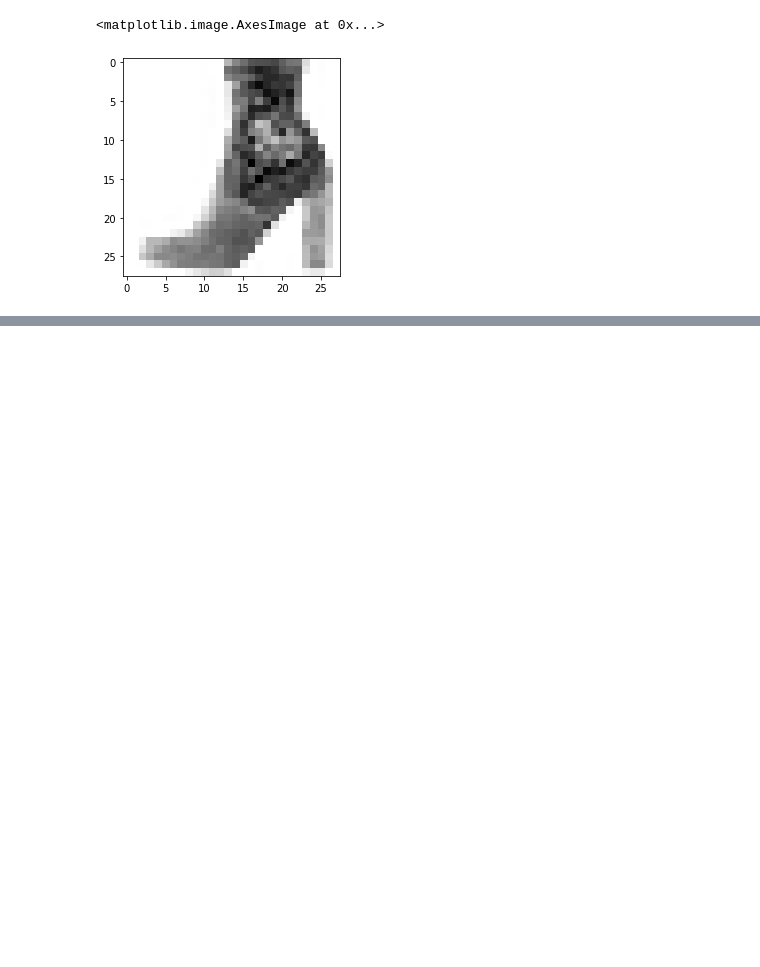
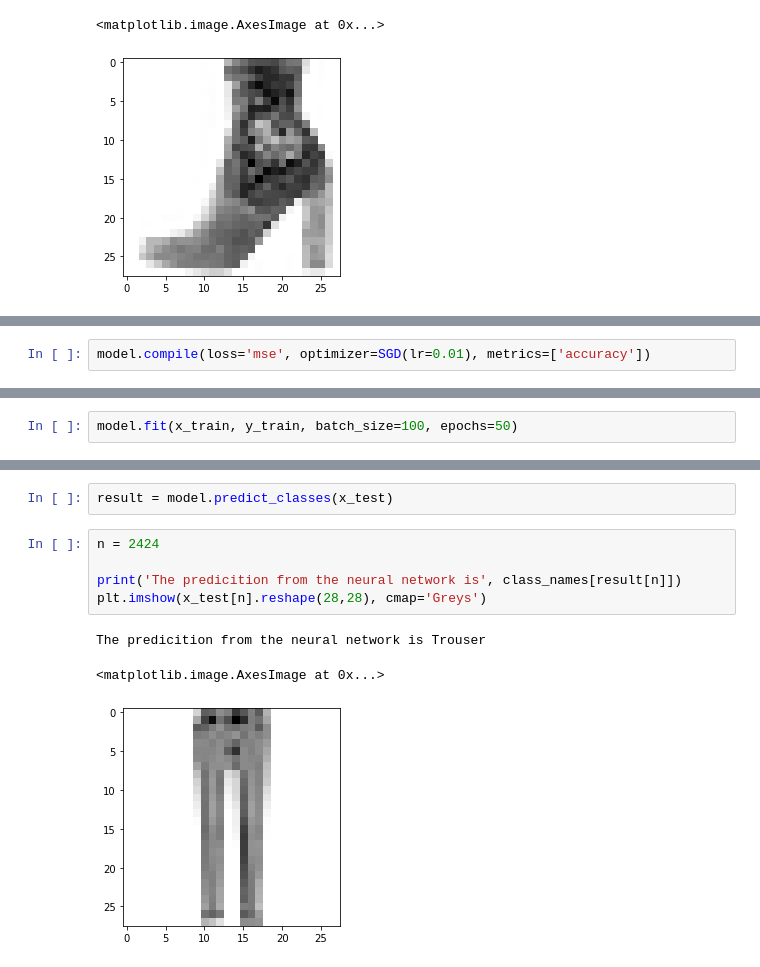
Before and after one commit to erniechen2324/math-programming, a Jupyter notebook: HW_20200327.ipynb, the cells around one changed output, grey strips where cells are left out. Saved outputs shown, nothing was run; the diff lists cells and outputs as text; blank space fills up the shorter version.

```diff
--- a/HW_20200327.ipynb
+++ b/HW_20200327.ipynb
@@ -153,0 +169,2 @@ The predicition from the neural network is Ankle boot
+# %%
+model.compile(loss='mse', optimizer=SGD(lr=0.01), metrics=['accuracy'])
@@ -153,0 +188,2 @@ The predicition from the neural network is Ankle boot
+# %%
+model.fit(x_train, y_train, batch_size=100, epochs=50)
@@ -153,0 +209,11 @@ The predicition from the neural network is Ankle boot
+# %%
+result = model.predict_classes(x_test)
+# %%
+n = 2424
+
+print('The predicition from the neural network is', class_names[result[n]])
+plt.imshow(x_test[n].reshape(28,28), cmap='Greys')
+# %% [output]
+The predicition from the neural network is Trouser
+<matplotlib.image.AxesImage at 0x...>
+[figure, added]
```
Also changed, not shown: parts of 8 cells of this notebook, 1 other file.
